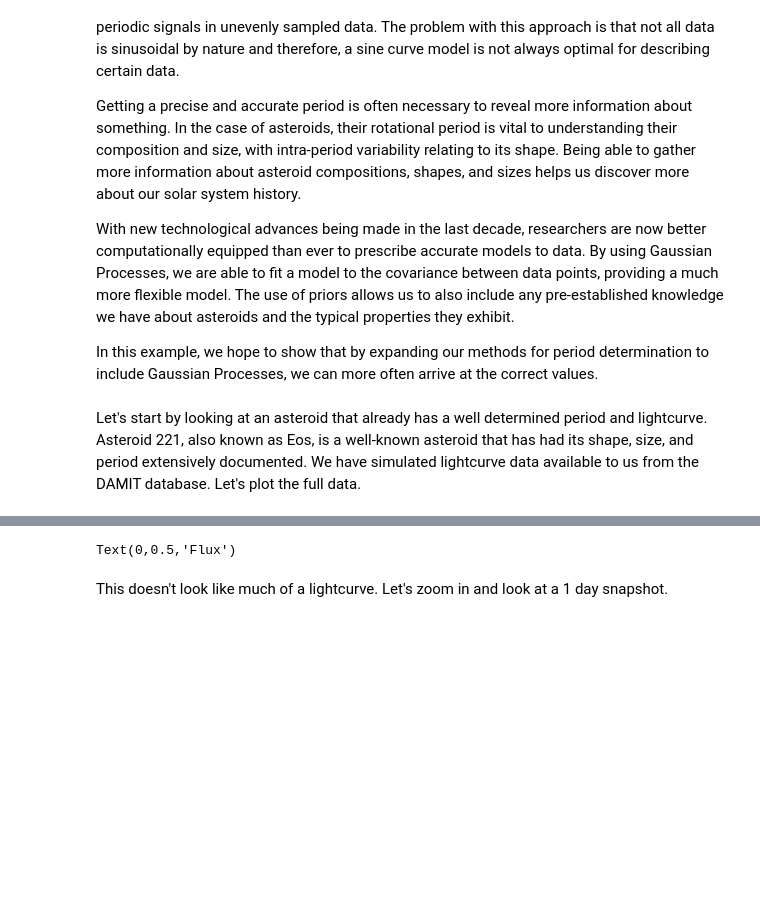
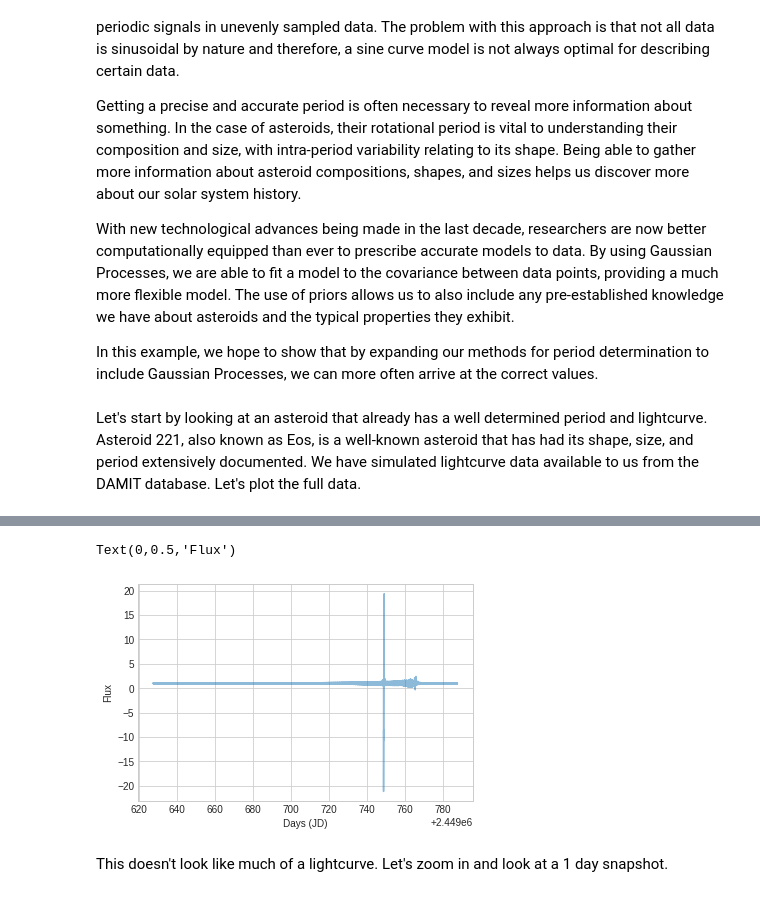
Before and after one commit to dirac-institute/CometGPs, a Jupyter notebook: cwl_sandbox/A-Motivating-Example.ipynb, the cells around one changed output, grey strips where cells are left out. Cells and saved outputs as stored; diff of their text form; code cells hidden in the pictures; blank space fills up the shorter version.

```diff
--- a/cwl_sandbox/A-Motivating-Example.ipynb
+++ b/cwl_sandbox/A-Motivating-Example.ipynb
@@ -35,8 +35,8 @@ asteroid = '3200' # there are 3 other asteroids to test if you want
 
 true_log_p = {'3200':-1.896021, '1291':-1.45813055,
               '221':-0.8321219, '1388':-0.69789175}
-true_p = {'3200':3.603957/24, '1291':5.58410/24,
-              '221':10.443/24, '1388':11.9432/24}
+true_p = {'3200':3.603957, '1291':5.58410,
+              '221':10.443, '1388':11.9432}
 
 # read in the data
 txt = '../data/'+str(asteroid)+'_lc_49627_to_49787.txt'
@@ -54,4 +52,5 @@ ax.set_ylabel("Flux")
 Text(0,0.5,'Flux')
+[figure, added]
 # %% [markdown]
 This doesn't look like much of a lightcurve. Let's zoom in and look at a 1 day snapshot.
 # %%
```
Also changed, not shown: parts of 11 cells of this notebook, 31 other files.
